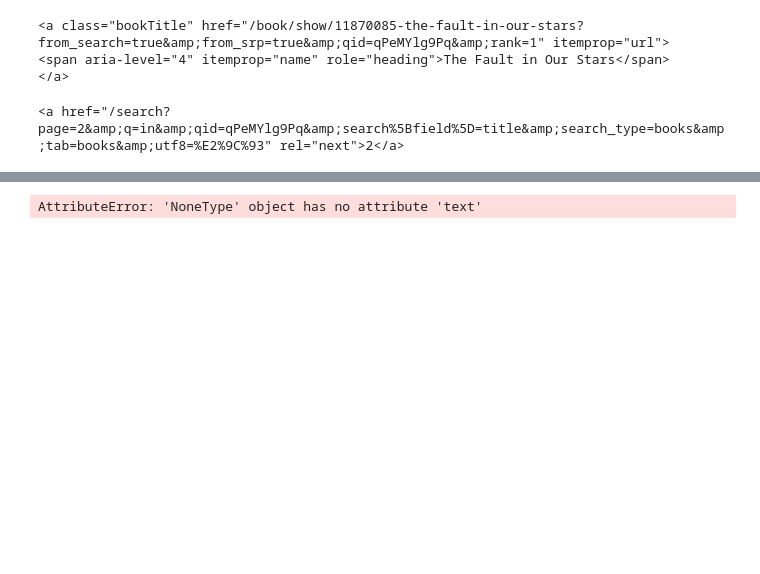
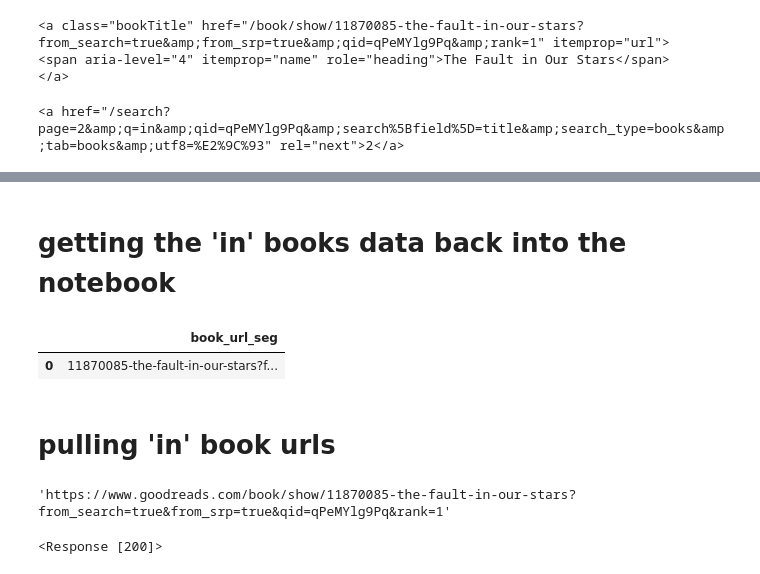
Before and after one commit to Booookkkkkssss/books_main, a Jupyter notebook: magdalena/goodreads-obtention.ipynb, the cells around one changed output, grey strips where cells are left out. Cells and saved outputs as stored; diff of their text form; code cells hidden in the pictures; blank space fills up the shorter version.

```diff
--- a/magdalena/goodreads-obtention.ipynb
+++ b/magdalena/goodreads-obtention.ipynb
@@ -326,4 +216,15 @@ def scrape_book(book_id):
-# %%
-scrape_book('book/show/136251.Harry_Potter_and_the_Deathly_Hallows')
-# %% [output]
-AttributeError: 'NoneType' object has no attribute 'text'
+# %% [markdown]
+# getting the 'in' books data back into the notebook
+# %%
+# importing df of books with 'in' in the title and dropping col
+
+in_books = pd.read_csv('in_books_urls.csv').drop(columns = 'Unnamed: 0')
+# %%
+# it worked
+
+in_books.head(1)
+# %% [output]
+|  | book_url_seg |
+| 0 | 11870085-the-fault-in-our-stars?f... |
+# %% [markdown]
+# pulling 'in' book urls
@@ -329,0 +235,12 @@ AttributeError: 'NoneType' object has no attribute 'text'
+# %%
+# acquiring a single url, built on 'base' variable
+
+obtention = base + in_books['book_url_seg'][0]
+obtention
+# %% [output]
+'https://www.goodreads.com/book/show/11870085-the-fault-in-our-stars?from_search=true&from_srp=true&qid=qPeMYlg9Pq&rank=1'
+# %%
+response = requests.get(obtention)
+response
+# %% [output]
+<Response [200]>
```
Also changed, not shown: parts of 23 cells of this notebook.
